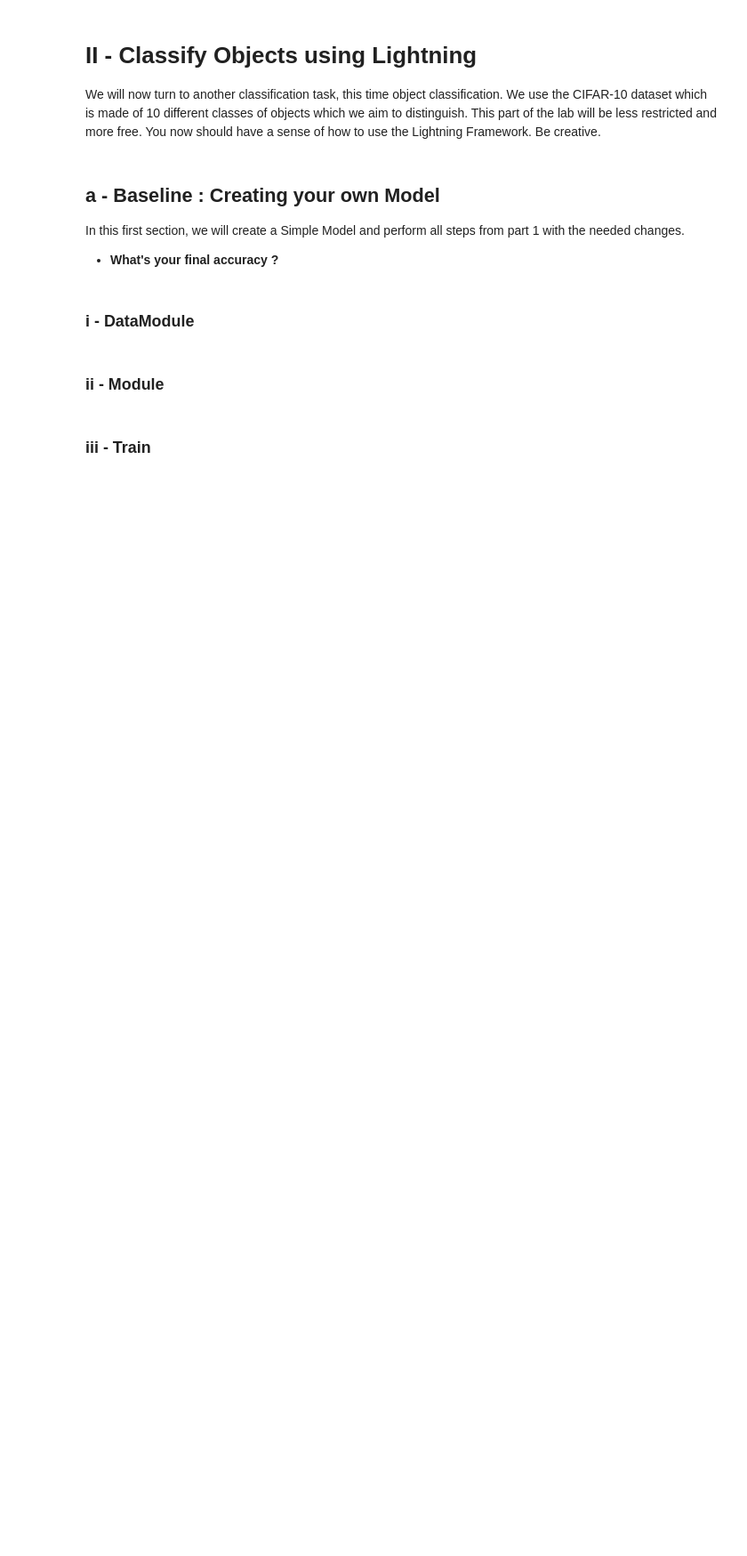
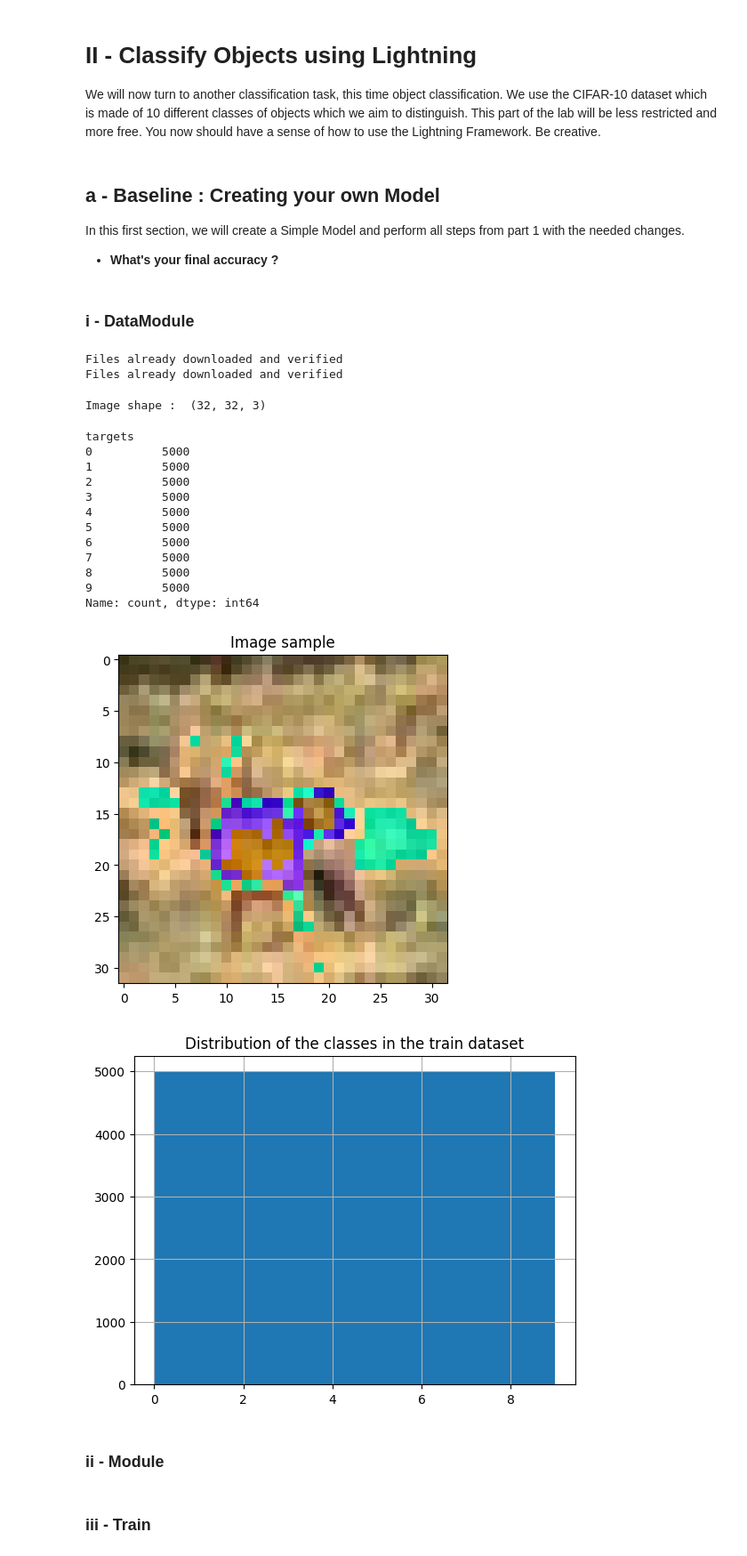
Before and after one commit to jhernandezga/DeepLearning-SIA-Tutorials, a Jupyter notebook: TP1/TP1 Image Clasif DNN Pytorch Lightning.ipynb, the cells around one changed output. Shown: that part at 89% size. Drawn from its saved outputs; the diff is of its cells as text; code cells hidden in the pictures; blank space fills up the shorter version.

```diff
--- a/TP1/TP1 Image Clasif DNN Pytorch Lightning.ipynb
+++ b/TP1/TP1 Image Clasif DNN Pytorch Lightning.ipynb
@@ -388,8 +410,14 @@ In this first section, we will create a Simple Model and perform all steps from
 # %% [markdown]
 ### i - DataModule
 # %%
+
+from torchvision.datasets import CIFAR10
 transform = transforms.Compose([transforms.ToTensor(),transforms.Normalize((0.5, 0.5, 0.5), (0.5, 0.5, 0.5))])
-trainset = torchvision.datasets.CIFAR10(root='./data', train=True,
+#(0.4914, 0.4822, 0.4465), (0.2470, 0.2435, 0.2616)
+trainset = CIFAR10(root='./data', train=True,
                                         download=True, transform=transform)
 testset = torchvision.datasets.CIFAR10(root='./data', train=False,
                                        download=True, transform=transform)
+# %% [output]
+Files already downloaded and verified
+Files already downloaded and verified
@@ -399,0 +424,36 @@ testset = torchvision.datasets.CIFAR10(root='./data', train=False,
+# %%
+# TODO : EDA
+import pandas as pd
+
+sample = trainset[3]
+
+image_sample = (sample[0].permute(1,2,0)*255).numpy().astype(np.uint8)
+
+print("Image shape : ", image_sample.shape)
+
+plt.imshow(image_sample)
+plt.title("Image sample")
+
+#Balanced or unbalanced?
+
+df_train = pd.DataFrame(trainset.targets, columns=['targets'])
+
+df_train.hist()
+plt.title("Distribution of the classes in the train dataset")
+df_train.value_counts()
+# %% [output]
+Image shape :  (32, 32, 3)
+targets
+0          5000
+1          5000
+2          5000
+3          5000
+4          5000
+5          5000
+6          5000
+7          5000
+8          5000
+9          5000
+Name: count, dtype: int64
+[figure, added]
+[figure, added]
```
Also changed, not shown: parts of 18 cells of this notebook, 2 other files.
